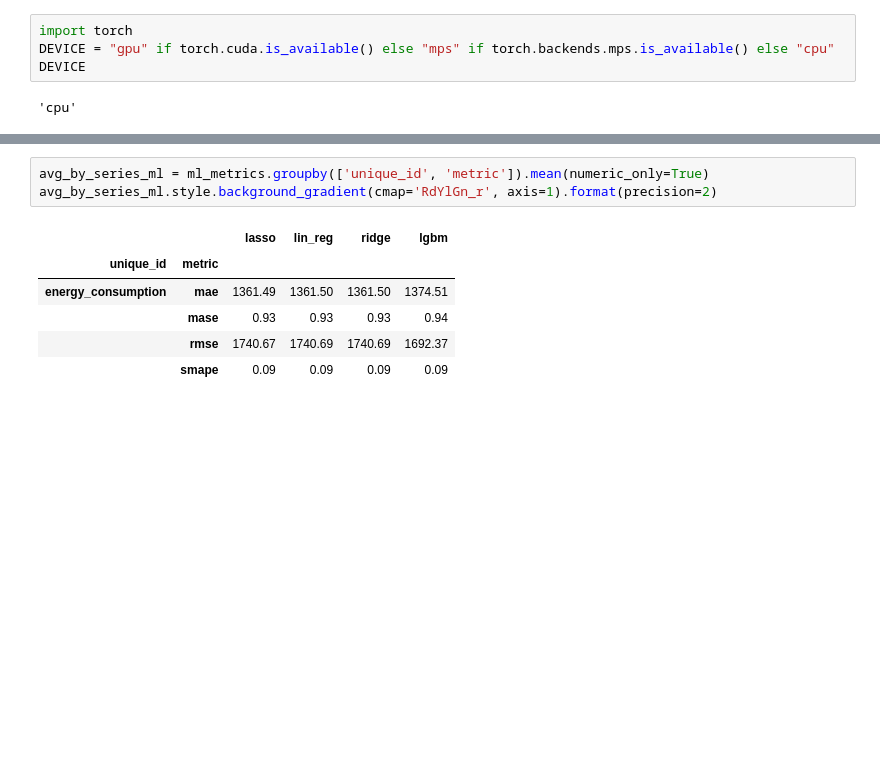
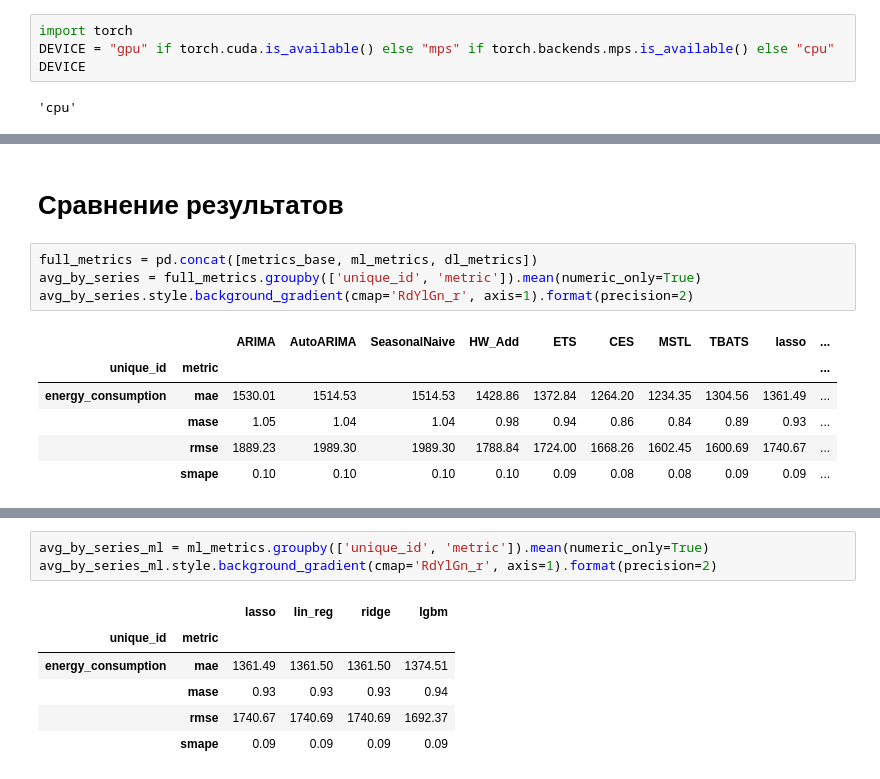
Before and after one commit to tvsmsa/melekhin-time-series, a Jupyter notebook: task_4_timeseries.ipynb, the cells around one changed output, grey strips where cells are left out. Saved outputs shown, nothing was run; the diff lists cells and outputs as text; blank space fills up the shorter version.

```diff
--- a/task_4_timeseries.ipynb
+++ b/task_4_timeseries.ipynb
@@ -504,4 +452,17 @@ TPU available: False, using: 0 TPU cores
 | rmse | energy_consumption | 1458.999373 | 1424.361143 | 1712.246810 |
 | smape | energy_consumption | 0.076369 | 0.077249 | 0.093431 |
 | mase | energy_consumption | 0.788059 | 0.790394 | 0.970673 |
+# %% [markdown]
+# Сравнение результатов
+# %%
+full_metrics = pd.concat([metrics_base, ml_metrics, dl_metrics])
+avg_by_series = full_metrics.groupby(['unique_id', 'metric']).mean(numeric_only=True)
+avg_by_series.style.background_gradient(cmap='RdYlGn_r', axis=1).format(precision=2)
+# %% [output]
+|  |  | ARIMA | AutoARIMA | SeasonalNaive | HW_Add | ETS | CES | MSTL | TBATS | lasso | ... |
+| unique_id | metric |  |  |  |  |  |  |  |  |  | ... |
+| energy_consumption | mae | 1530.01 | 1514.53 | 1514.53 | 1428.86 | 1372.84 | 1264.20 | 1234.35 | 1304.56 | 1361.49 | ... |
+|  | mase | 1.05 | 1.04 | 1.04 | 0.98 | 0.94 | 0.86 | 0.84 | 0.89 | 0.93 | ... |
+|  | rmse | 1889.23 | 1989.30 | 1989.30 | 1788.84 | 1724.00 | 1668.26 | 1602.45 | 1600.69 | 1740.67 | ... |
+|  | smape | 0.10 | 0.10 | 0.10 | 0.10 | 0.09 | 0.08 | 0.08 | 0.09 | 0.09 | ... |
 # %%
```
Also changed, not shown: parts of 8 cells of this notebook, 1 other file.
